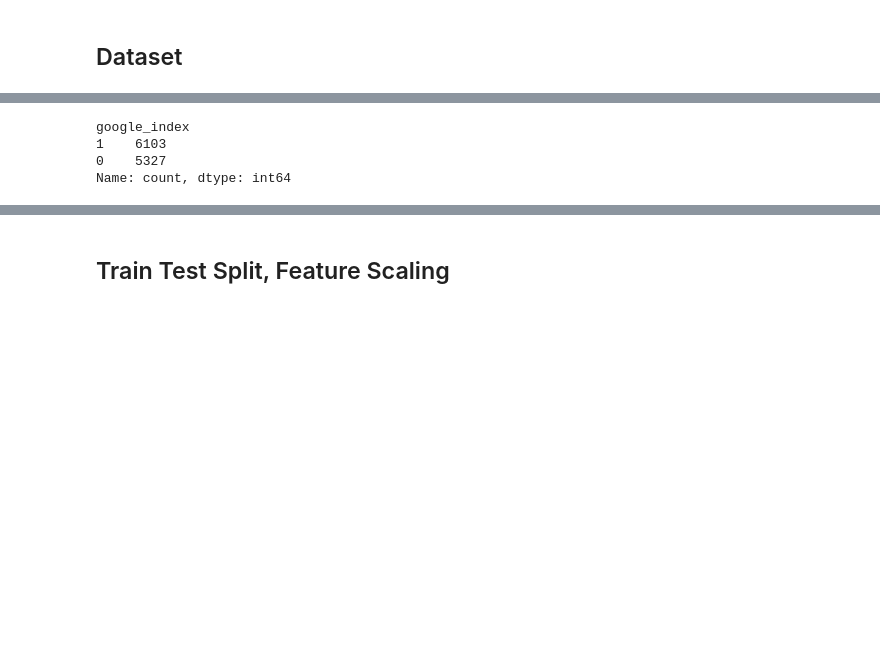
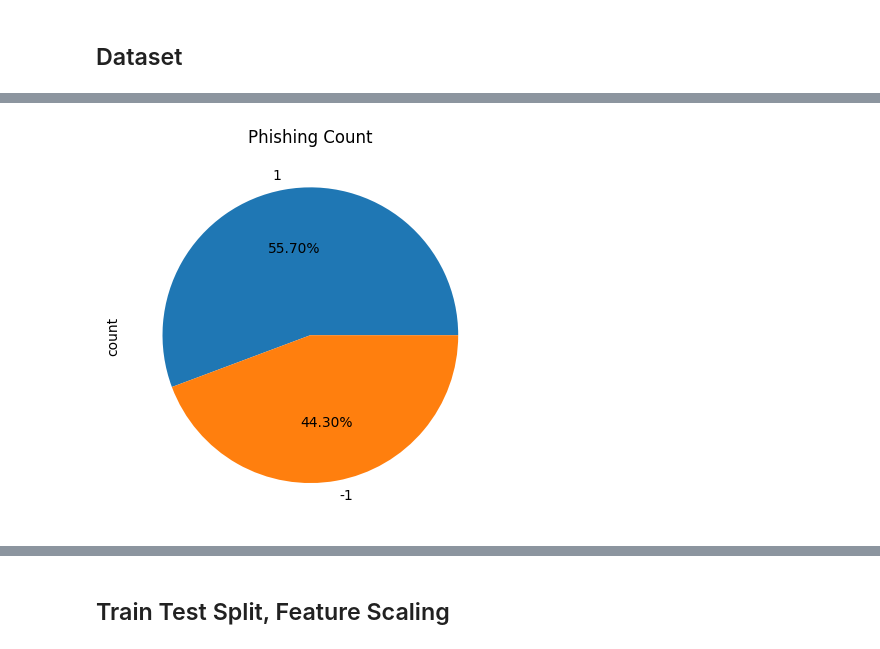
Before and after one commit to Mcube728/phishing-email-detection, a Jupyter notebook: phishing link detection.ipynb, the cells around one changed output, grey strips where cells are left out. Saved outputs shown, nothing was run; the diff lists cells and outputs as text; code cells hidden in the pictures; blank space fills up the shorter version.

```diff
--- a/phishing link detection.ipynb
+++ b/phishing link detection.ipynb
@@ -63,7 +96,7 @@ df['status'] = df['status'].map({'phishing': 1, 'legitimate':0})
 # %%
-df['google_index'].value_counts()
+# Phishing Count in pie chart
+data['class'].value_counts().plot(kind='pie',autopct='%1.2f%%')
+plt.title("Phishing Count")
+plt.show()
 # %% [output]
-google_index
-1    6103
-0    5327
-Name: count, dtype: int64
+[figure, added]
```
Also changed, not shown: parts of 32 cells of this notebook, 9 other files.
